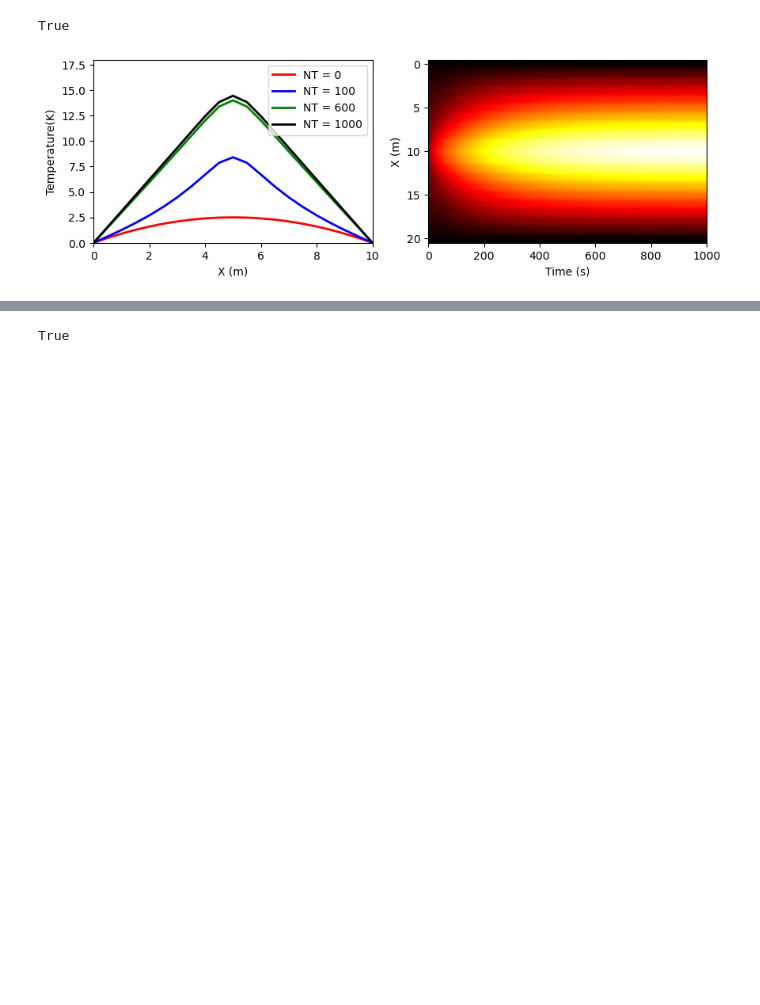
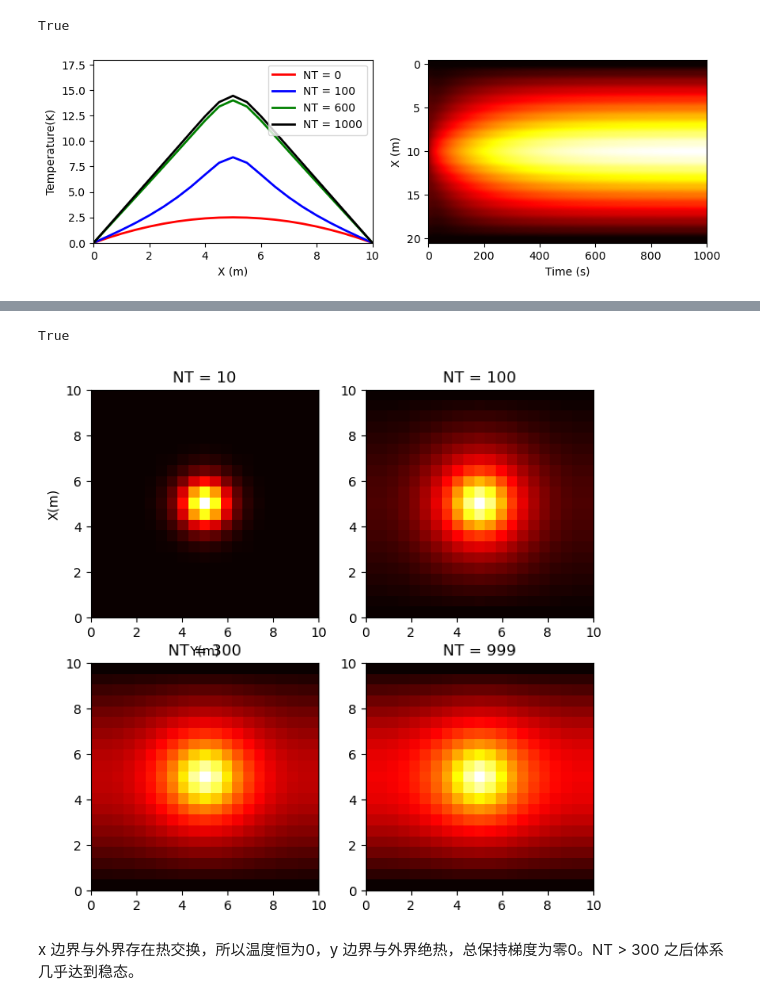
Before and after one commit to w19980126/Computational_Physics, a Jupyter notebook: 南大李文飞/3-偏微分方程/3-1抛物线形的偏微分方程.ipynb, the cells around one changed output, grey strips where cells are left out. Drawn from its saved outputs; the diff is of its cells as text; code cells hidden in the pictures; blank space fills up the shorter version.

```diff
--- a/南大李文飞/3-偏微分方程/3-1抛物线形的偏微分方程.ipynb
+++ b/南大李文飞/3-偏微分方程/3-1抛物线形的偏微分方程.ipynb
@@ -99,31 +111,65 @@ plt.show()
 # %%
 import numpy as np
 import matplotlib.pyplot as plt
 
 # --------------------- 初始化参数 ----------------------
 tau = 0.05  # 时间步长
 h = 0.5  # 空间步长
 l = 10  # 空间长度
 NT = 1000  # 时间步数
 NX = int(l/h)  # 空间步数
 NY = int(l/h)  # 空间步长
 lamda = 1
 A = tau*lamda/h**2  # 收敛判据，对于一维情况，此值需要小于 1/2
 print(A<1/4)
 
 # --------------------- 初始化 --------------------------
-u = np.zeros([NX+1, NT+1])  # 温度场，剖分成 n 段，固然对应 n+1 个格点
+u = np.zeros([NX+1, NY + 1, NT+1])  # 温度场，剖分成 n 段，固然对应 n+1 个格点
 t = np.arange(0, NT, 1)
 x = np.arange(0, (NX + 1)*h, h)
+y = np.arange(0, (NY + 1)*h, h)
 
 # ------------------ 边界条件 -------------------------
-u[(0, -1), :] = 0  # 边界条件
-u[:, 0] = 0.1*x*(10-x)  # 初始条件
+u[(0,-1), :, :] = 0  # x 方向边界条件
+u[:, :, 0] = 0  # 初始条件
 
 # ------------------- 求解偏微分方程 -----------------
-for tt in range(NT):
-    for xx in range(1,NX):  # 只计算 1~Nx-1 上的点，0 和 Nx 上的点由边界条件保证
-        q = 5*np.exp(-2*pow(x[xx] - 5,2))
-        u[xx][tt+1] = u[xx][tt] + tau*((u[xx+1][tt] + u[xx-1][tt] - 2*u[xx][tt])/h**2 + q)
+for k in range(1, NT):
+    for i in range(1,NX):  # 只计算 1~Nx-1 上的点，0 和 Nx 上的点由边界条件保证
+        for j in range(1,NY):
+            ddx = (u[i+1, j, k-1] + u[i-1, j, k-1] - 2*u[i, j, k-1])/h**2
+            ddy = (u[i, j+1, k-1] + u[i, j-1, k-1] - 2*u[i, j, k-1])/h**2
+            q = 5*np.exp(-2*(pow(x[i] - 5,2) + pow(y[j] - 5,2)))
+            u[i, j, k] = u[i, j, k-1] + tau*(lamda*(ddx+ddy) + q)
+        u[i, 0, k] = u[i, 1, k]
+        u[i, -1, k] = u[i, -2, k]
+
+# ------------------------ 作图 ---------------------
+fig = plt.figure(figsize = (7,7))
+ax1 = fig.add_subplot(221)
+ax2 = fig.add_subplot(222)
+ax3 = fig.add_subplot(223)
+ax4 = fig.add_subplot(224)
+
+extent = [0, NX*h, 0, NY*h]
+ax1.imshow(u[:,:,10], cmap = plt.cm.hot, extent = extent)
+ax1.set_xlabel('Y(m)')
+ax1.set_ylabel('X(m)')
+ax1.set_title('NT = 10')
+
+ax2.imshow(u[:,:,100], cmap = plt.cm.hot, extent = extent)
+ax2.set_title('NT = 100')
+
+ax3.imshow(u[:,:,300], cmap = plt.cm.hot, extent = extent)
+ax3.set_title('NT = 300')
+
+ax4.imshow(u[:,:,999], cmap = plt.cm.hot, extent = extent)
+ax4.set_title('NT = 999')
+
+
+plt.show()
 # %% [output]
 True
+[figure, added]
+# %% [markdown]
+x 边界与外界存在热交换，所以温度恒为0，y 边界与外界绝热，总保持梯度为零0。NT > 300 之后体系几乎达到稳态。
```
Also changed, not shown: parts of 1 cell of this notebook.
